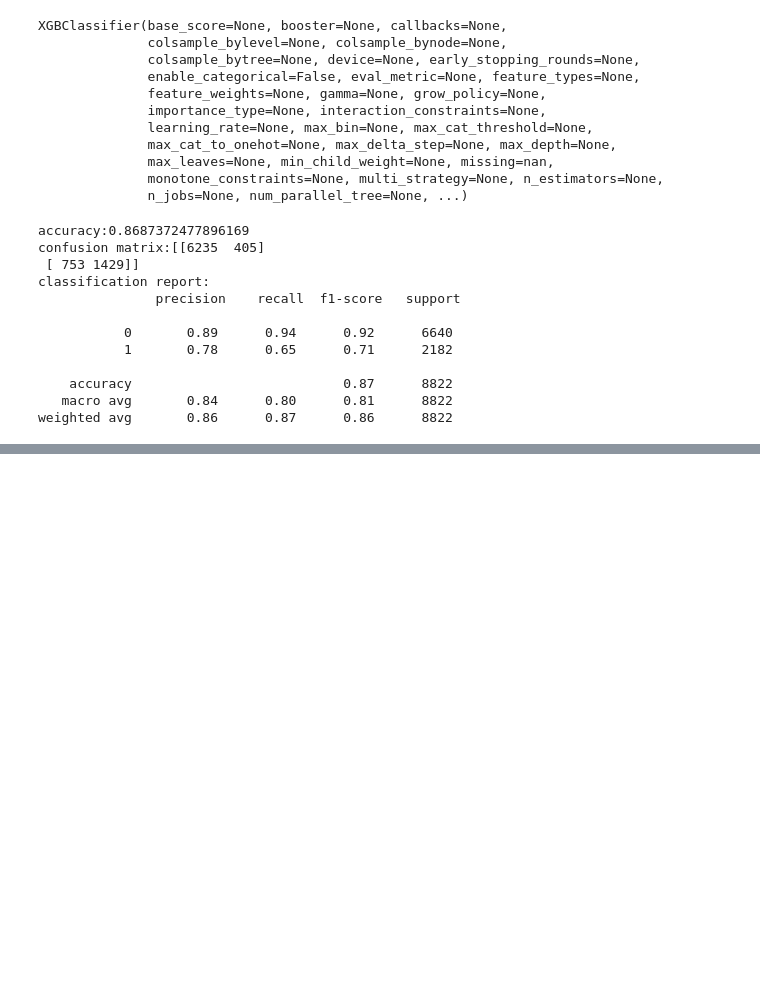
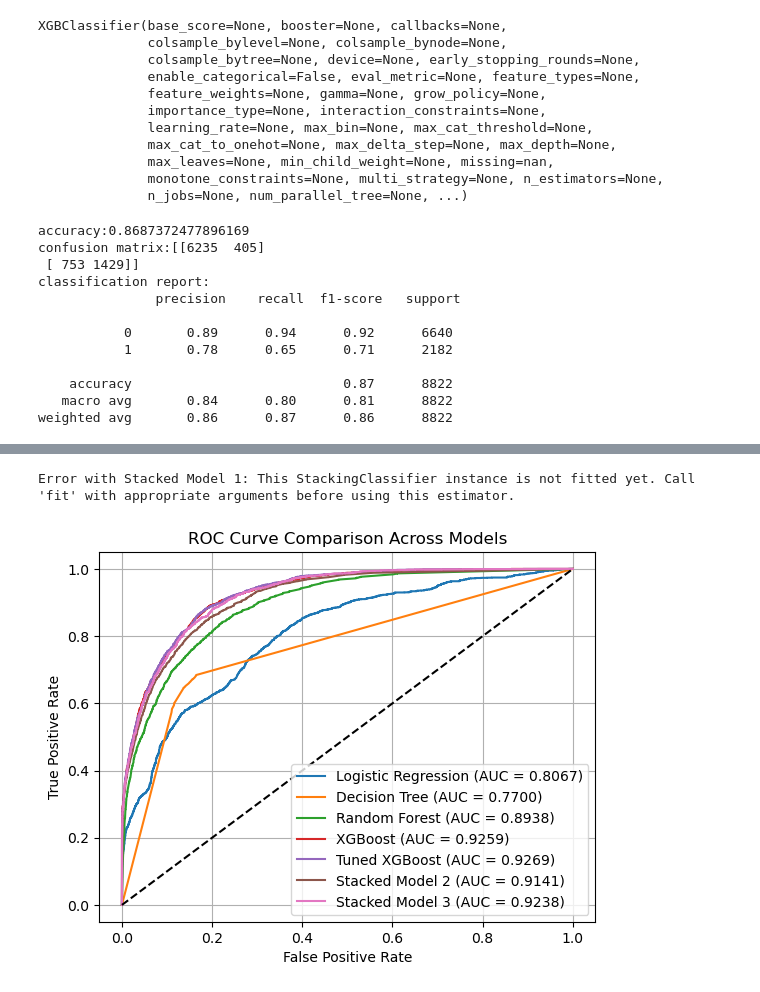
Before and after one commit to niranjanq/adults_income, a Jupyter notebook: adults_income.ipynb, the cells around one changed output, grey strips where cells are left out. Saved outputs shown, nothing was run; the diff lists cells and outputs as text; code cells hidden in the pictures; blank space fills up the shorter version.

```diff
--- a/adults_income.ipynb
+++ b/adults_income.ipynb
@@ -1050,0 +1246,30 @@ weighted avg       0.86      0.87      0.86      8822
+# %%
+model_dict = {
+    "Logistic Regression": model1,
+    "Decision Tree": model2,
+    "Random Forest": model3,
+    "XGBoost": model4,
+    "Tuned XGBoost": final_model,
+    "Stacked Model 1": stacked_model,
+    "Stacked Model 2": stacked_model1,
+    "Stacked Model 3": stacked_model2
+}
+# %%
+for name, model in model_dict.items():
+    try:
+        y_proba = model.predict_proba(x_test)[:, 1]
+        fpr, tpr, _ = roc_curve(y_test, y_proba)
+        auc = roc_auc_score(y_test, y_proba)
+        plt.plot(fpr, tpr, label=f"{name} (AUC = {auc:.4f})")
+    except Exception as e:
+        print(f"Error with {name}: {e}")
+plt.plot([0, 1], [0, 1], 'k--')
+plt.xlabel("False Positive Rate")
+plt.ylabel("True Positive Rate")
+plt.title("ROC Curve Comparison Across Models")
+plt.legend(loc="lower right")
+plt.grid(True)
+plt.show()
+# %% [output]
+Error with Stacked Model 1: This StackingClassifier instance is not fitted yet. Call 'fit' with appropriate arguments before using this estimator.
+[figure, added]
```
Also changed, not shown: parts of 59 cells of this notebook, 4 other files.
